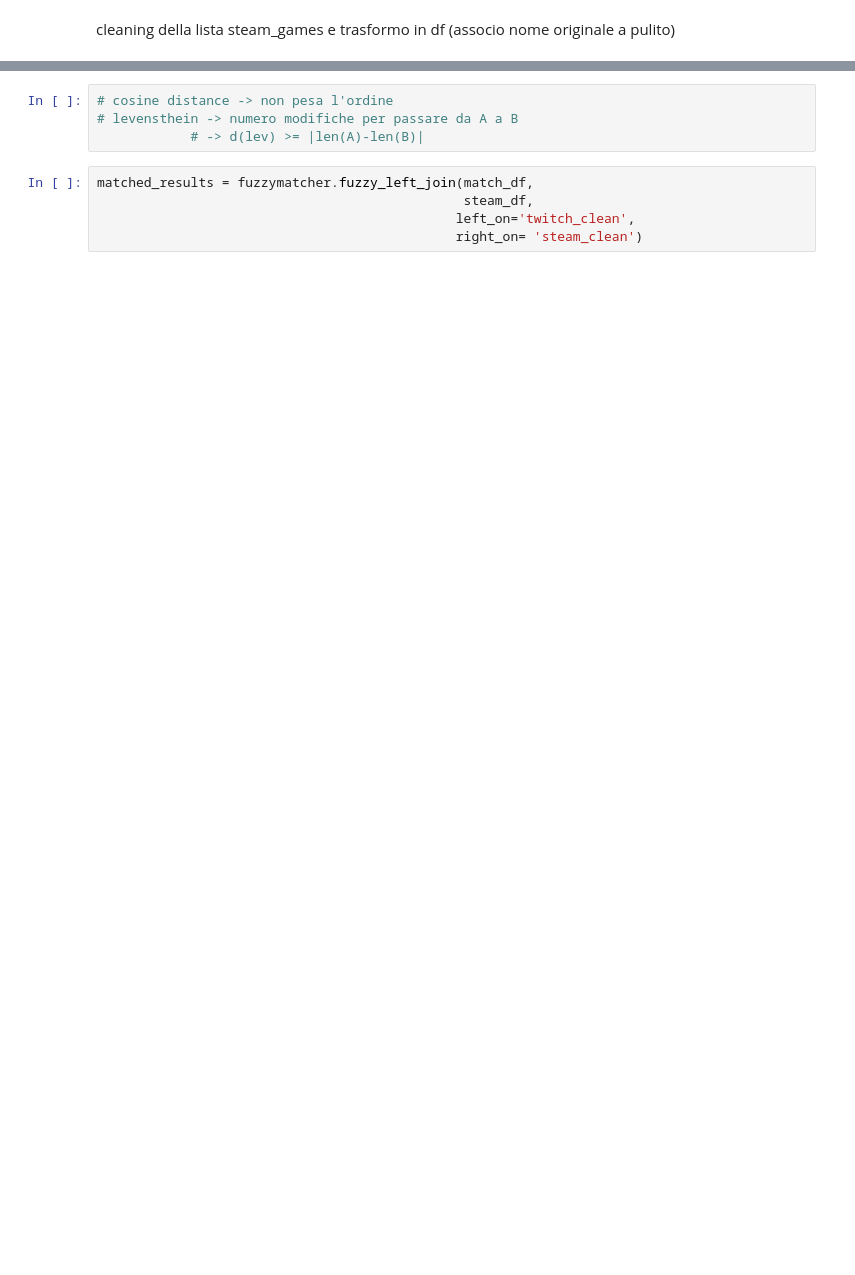
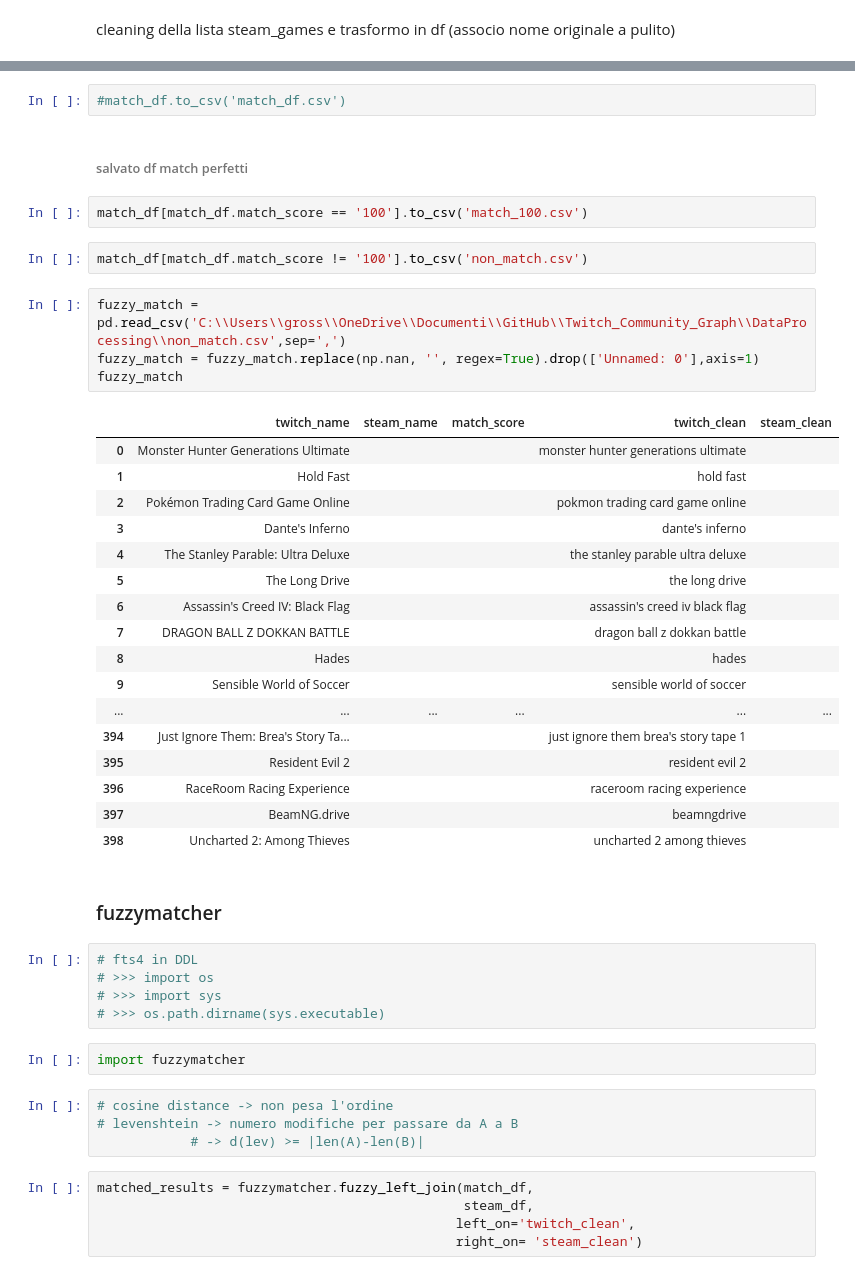
Before and after one commit to gianscuri/Italian_Twitch_Community_Graph_Database, a Jupyter notebook: DataProcessing/GamesDetails.ipynb, the cells around one changed output, grey strips where cells are left out. Drawn from its saved outputs; the diff is of its cells as text; blank space fills up the shorter version.

```diff
--- a/DataProcessing/GamesDetails.ipynb
+++ b/DataProcessing/GamesDetails.ipynb
@@ -243,6 +323,45 @@ match_df
+# %%
+#match_df.to_csv('match_df.csv')
+# %% [markdown]
+###### salvato df match perfetti
+# %%
+match_df[match_df.match_score == '100'].to_csv('match_100.csv')
+# %%
+match_df[match_df.match_score != '100'].to_csv('non_match.csv')
+# %%
+fuzzy_match = pd.read_csv('C:\\Users\\gross\\OneDrive\\Documenti\\GitHub\\Twitch_Community_Graph\\DataProcessing\\non_match.csv',sep=',')
+fuzzy_match = fuzzy_match.replace(np.nan, '', regex=True).drop(['Unnamed: 0'],axis=1)
+fuzzy_match
+# %% [output]
+|  | twitch_name | steam_name | match_score | twitch_clean | steam_clean |
+| 0 | Monster Hunter Generations Ultimate |  |  | monster hunter generations ultimate |  |
+| 1 | Hold Fast |  |  | hold fast |  |
+| 2 | Pokémon Trading Card Game Online |  |  | pokmon trading card game online |  |
+| 3 | Dante's Inferno |  |  | dante's inferno |  |
+| 4 | The Stanley Parable: Ultra Deluxe |  |  | the stanley parable ultra deluxe |  |
+| 5 | The Long Drive |  |  | the long drive |  |
+| 6 | Assassin's Creed IV: Black Flag |  |  | assassin's creed iv black flag |  |
+| 7 | DRAGON BALL Z DOKKAN BATTLE |  |  | dragon ball z dokkan battle |  |
+| 8 | Hades |  |  | hades |  |
+| 9 | Sensible World of Soccer |  |  | sensible world of soccer |  |
+| ... | ... | ... | ... | ... | ... |
+| 394 | Just Ignore Them: Brea's Story Ta... |  |  | just ignore them brea's story tape 1 |  |
+| 395 | Resident Evil 2 |  |  | resident evil 2 |  |
+| 396 | RaceRoom Racing Experience |  |  | raceroom racing experience |  |
+| 397 | BeamNG.drive |  |  | beamngdrive |  |
+| 398 | Uncharted 2: Among Thieves |  |  | uncharted 2 among thieves |  |
+# %% [markdown]
+### fuzzymatcher
+# %%
+# fts4 in DDL
+# >>> import os
+# >>> import sys
+# >>> os.path.dirname(sys.executable)
+# %%
+import fuzzymatcher
 # %%
 # cosine distance -> non pesa l'ordine
-# levensthein -> numero modifiche per passare da A a B
+# levenshtein -> numero modifiche per passare da A a B
             # -> d(lev) >= |len(A)-len(B)|
 # %%
 matched_results = fuzzymatcher.fuzzy_left_join(match_df,
```
Also changed, not shown: parts of 43 cells of this notebook, 3 other files.
